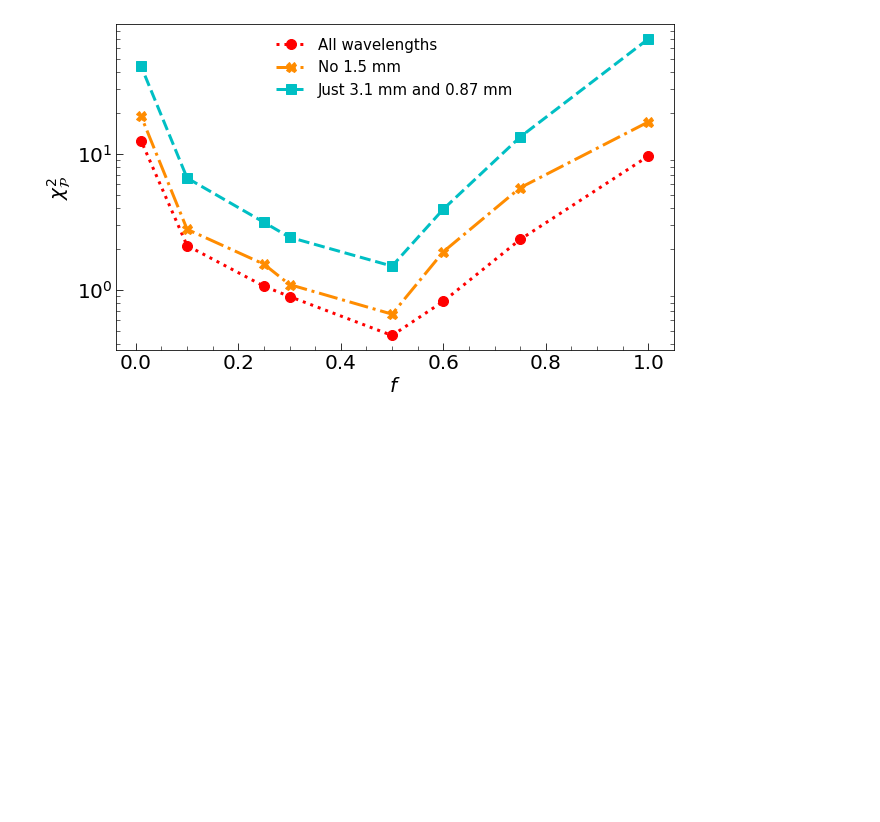
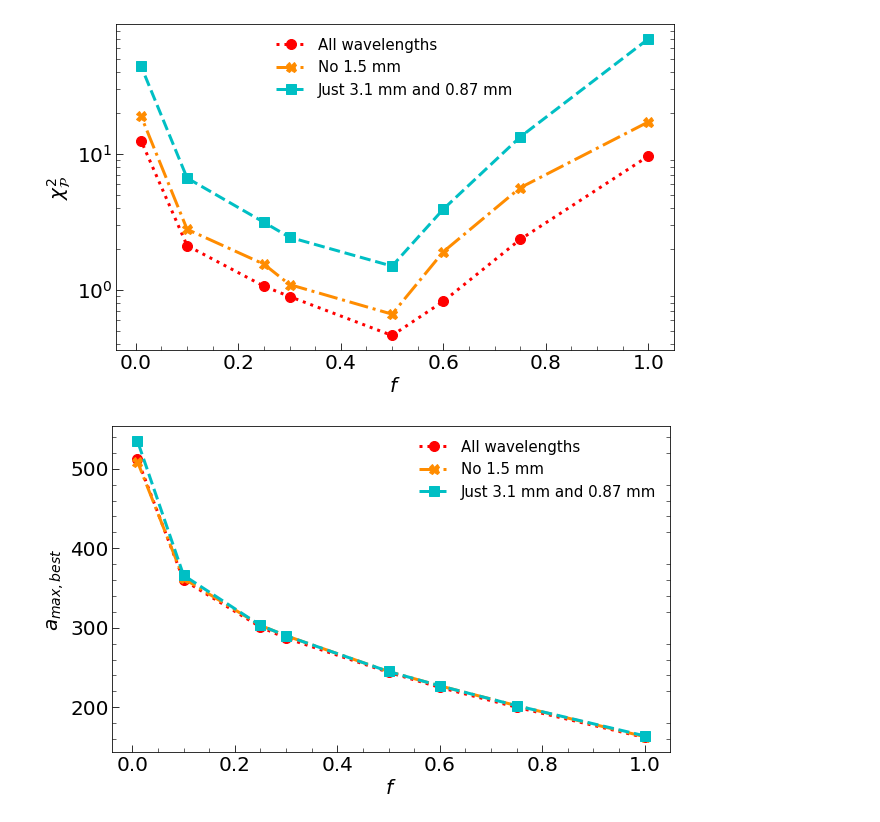
Before and after one commit to audreyburggraf/MastersThesis, a Jupyter notebook: PLOTTING C29 989/DUST MODEL NOTEBOOKS/SCALE_FACTOR_NOTEBOOKS/NEWEST_ScaleFactorGridPlot_ZHANG_METHOD_Plots_for_writeup.ipynb, the cells around one changed output. Cells and saved outputs as stored; diff of their text form; code cells hidden in the pictures; blank space fills up the shorter version.

```diff
--- a/PLOTTING C29 989/DUST MODEL NOTEBOOKS/SCALE_FACTOR_NOTEBOOKS/NEWEST_ScaleFactorGridPlot_ZHANG_METHOD_Plots_for_writeup.ipynb
+++ b/PLOTTING C29 989/DUST MODEL NOTEBOOKS/SCALE_FACTOR_NOTEBOOKS/NEWEST_ScaleFactorGridPlot_ZHANG_METHOD_Plots_for_writeup.ipynb
@@ -836,2 +848,58 @@ plt.savefig(writeup_image_folder_path + '/DustModels/' + "chi_fs_f_reduced.pdf",
 # %% [output]
 [figure]
+# %%
+labels = ['All wavelengths', 'No 1.5 mm', 'Just 3.1 mm and 0.87 mm']
+c = [alma_band_colors[4], alma_band_colors[5], alma_band_colors[6]]
+ms = ['o', 'X', 's']
+ls = [':', 'dashdot', '--']
+
+fig, ax = plt.subplots(figsize=(10, 6))
+
+
+for i, df in enumerate(dfs):
+
+    ax.plot(df['f'],
+            df['Best a_max'],
+            marker = ms[i],
+           label = labels[i],
+           color = c[i],
+           lw = 3,
+           ms = 10,
+           ls = ls[i])
+
+ax.set_xlabel('$f$', fontsize=axis_label_fs)
+ax.set_ylabel(r'$a_{max, best}$', fontsize=axis_label_fs)
+
+
+# Ticks
+ax.minorticks_on()
+
+ax.tick_params(axis="x", which="minor",
+               direction="in", left=True, right=True, length=4)
+ax.tick_params(axis="y", which="minor",
+               direction="in", left=True, right=True, length=4)
+
+ax.tick_params(axis="x", which="major",
+               direction="in", bottom=True, top=False,
+               length=7, labelsize=axis_num_fs)
+ax.tick_params(axis="y", which="major",
+               direction="in", left=True, right=False,
+               length=7, labelsize=axis_num_fs)
+
+ax.legend(fontsize=legend_text_fs, frameon=False)
+
+#ax.set_yscale('log')
+
+
+
+# plt.savefig(writeup_image_folder_path + '/DustModels/' + "chi_fs_f_reduced.pdf",
+#             dpi=300,
+#             bbox_inches='tight')
+
+
+plt.savefig(slideshow_image_folder_path + 'DEFENCE/FIT_CASES/' + "a_f_StokesI_spherical.png",
+            dpi=300,
+            bbox_inches='tight',
+           facecolor = 'white')
+# %% [output]
+[figure, added]
```
Also changed, not shown: parts of 2 cells of this notebook, 44 other files.
